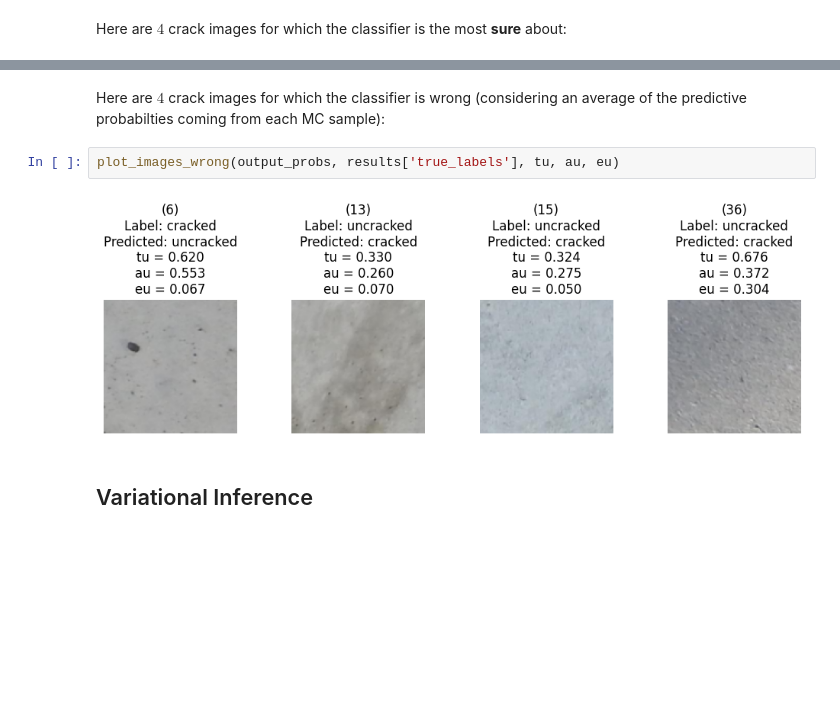
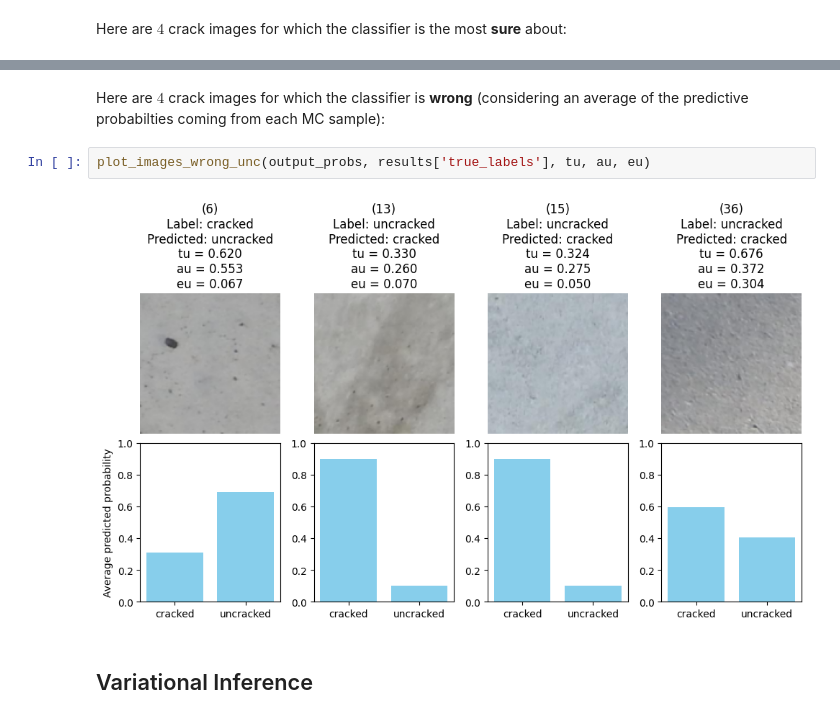
Before and after one commit to mattyred/KAUST-STAT301-BayesianDeepLearning, a Jupyter notebook: bdl_project.ipynb, the cells around one changed output, grey strips where cells are left out. Cells and saved outputs as stored; diff of their text form; blank space fills up the shorter version.

```diff
--- a/bdl_project.ipynb
+++ b/bdl_project.ipynb
@@ -308,9 +366,9 @@ plot_images_uncertainty(output_probs, tu, au, eu, max_unc=False)
 # %% [markdown]
-Here are $4$ crack images for which the classifier is wrong (considering an average of the predictive probabilties coming from each MC sample):
+Here are $4$ crack images for which the classifier is **wrong** (considering an average of the predictive probabilties coming from each MC sample):
 # %%
-plot_images_wrong(output_probs, results['true_labels'], tu, au, eu)
+plot_images_wrong_unc(output_probs, results['true_labels'], tu, au, eu)
 # %% [output]
-[figure, old version]
+[figure, new version]
 # %% [markdown]
 ## Variational Inference
 # %% [markdown]
```
Also changed, not shown: parts of 17 cells of this notebook, 19 other files.
